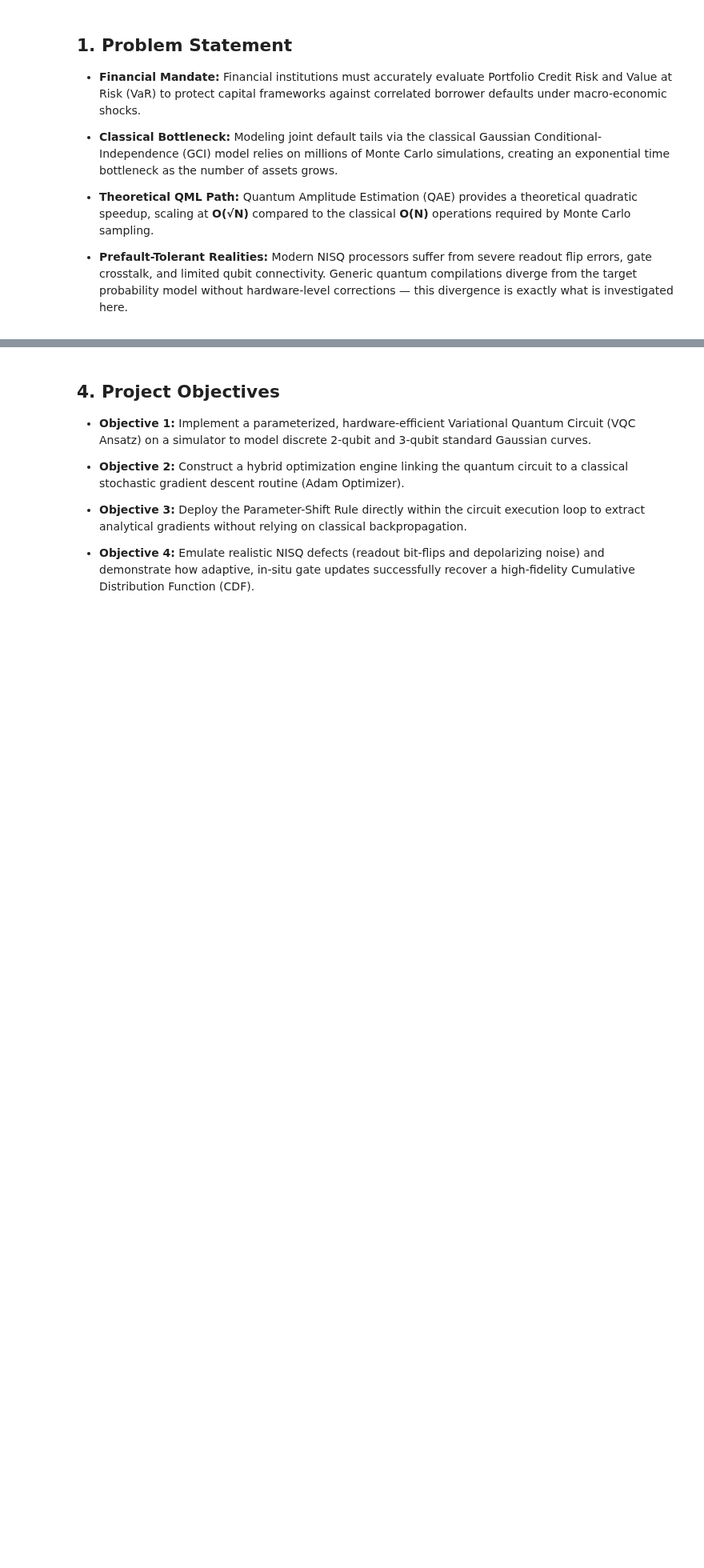
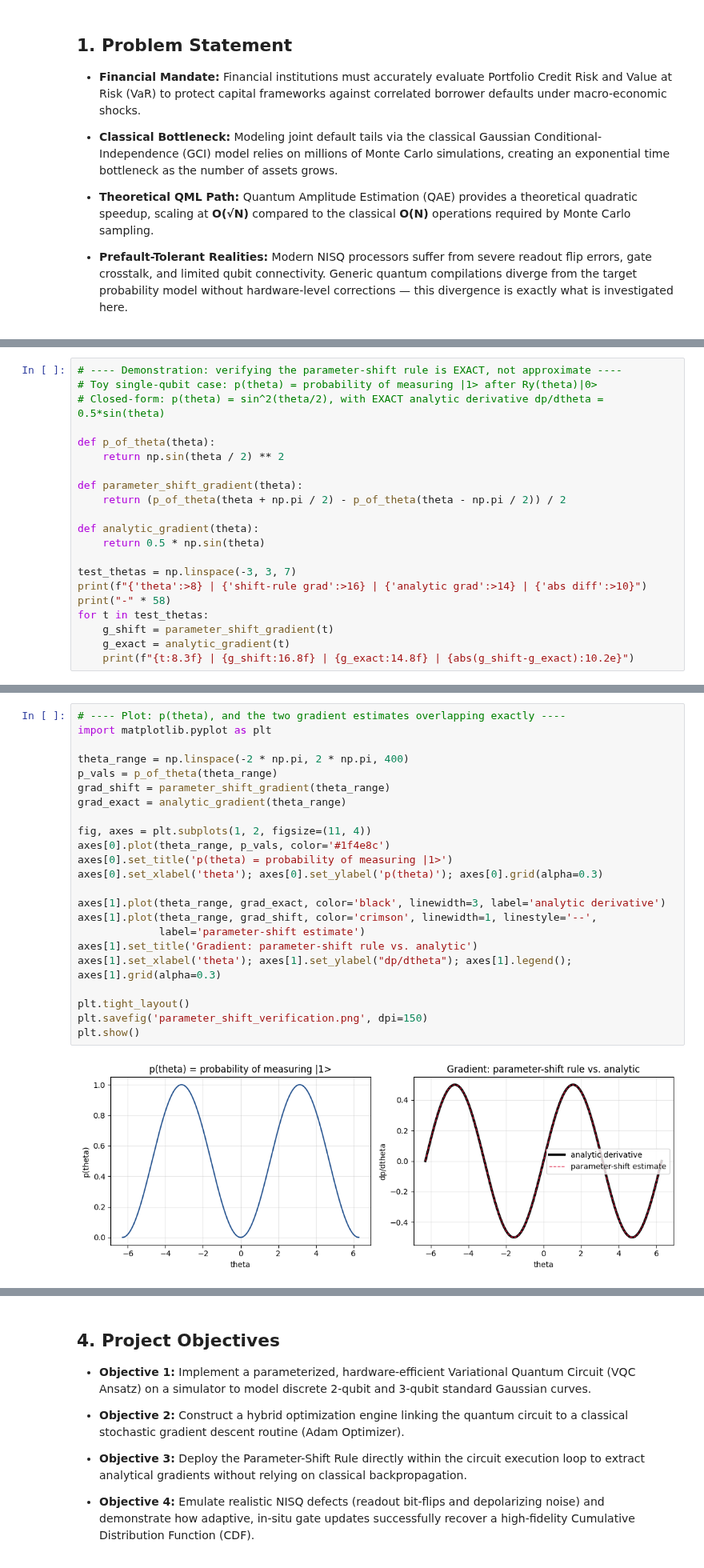
Before and after one commit to muthu-raam-t/quantum-credit-risk-vqc, a Jupyter notebook: 00_overview.ipynb, the cells around one changed output, grey strips where cells are left out. Shown at 80% size. Saved outputs shown, nothing was run; the diff lists cells and outputs as text; blank space fills up the shorter version.

```diff
--- a/00_overview.ipynb
+++ b/00_overview.ipynb
@@ -41,0 +152,21 @@ The project rests on four core algorithmic building blocks. Each gets its own de
+# %%
+# ---- Demonstration: verifying the parameter-shift rule is EXACT, not approximate ----
+# Toy single-qubit case: p(theta) = probability of measuring |1> after Ry(theta)|0>
+# Closed-form: p(theta) = sin^2(theta/2), with EXACT analytic derivative dp/dtheta = 0.5*sin(theta)
+
+def p_of_theta(theta):
+    return np.sin(theta / 2) ** 2
+
+def parameter_shift_gradient(theta):
+    return (p_of_theta(theta + np.pi / 2) - p_of_theta(theta - np.pi / 2)) / 2
+
+def analytic_gradient(theta):
+    return 0.5 * np.sin(theta)
+
+test_thetas = np.linspace(-3, 3, 7)
+print(f"{'theta':>8} | {'shift-rule grad':>16} | {'analytic grad':>14} | {'abs diff':>10}")
+print("-" * 58)
+for t in test_thetas:
+    g_shift = parameter_shift_gradient(t)
+    g_exact = analytic_gradient(t)
+    print(f"{t:8.3f} | {g_shift:16.8f} | {g_exact:14.8f} | {abs(g_shift-g_exact):10.2e}")
@@ -41,0 +183,25 @@ The project rests on four core algorithmic building blocks. Each gets its own de
+# %%
+# ---- Plot: p(theta), and the two gradient estimates overlapping exactly ----
+import matplotlib.pyplot as plt
+
+theta_range = np.linspace(-2 * np.pi, 2 * np.pi, 400)
+p_vals = p_of_theta(theta_range)
+grad_shift = parameter_shift_gradient(theta_range)
+grad_exact = analytic_gradient(theta_range)
+
+fig, axes = plt.subplots(1, 2, figsize=(11, 4))
+axes[0].plot(theta_range, p_vals, color='#1f4e8c')
+axes[0].set_title('p(theta) = probability of measuring |1>')
+axes[0].set_xlabel('theta'); axes[0].set_ylabel('p(theta)'); axes[0].grid(alpha=0.3)
+
+axes[1].plot(theta_range, grad_exact, color='black', linewidth=3, label='analytic derivative')
+axes[1].plot(theta_range, grad_shift, color='crimson', linewidth=1, linestyle='--',
+             label='parameter-shift estimate')
+axes[1].set_title('Gradient: parameter-shift rule vs. analytic')
+axes[1].set_xlabel('theta'); axes[1].set_ylabel("dp/dtheta"); axes[1].legend(); axes[1].grid(alpha=0.3)
+
+plt.tight_layout()
+plt.savefig('parameter_shift_verification.png', dpi=150)
+plt.show()
+# %% [output]
+[figure, added]
```
Also changed, not shown: parts of 15 cells of this notebook.
